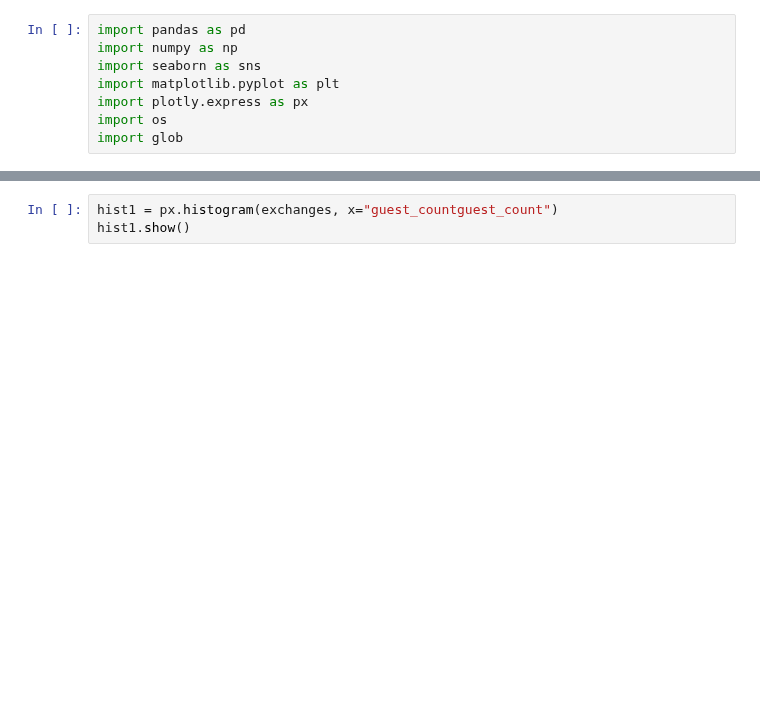
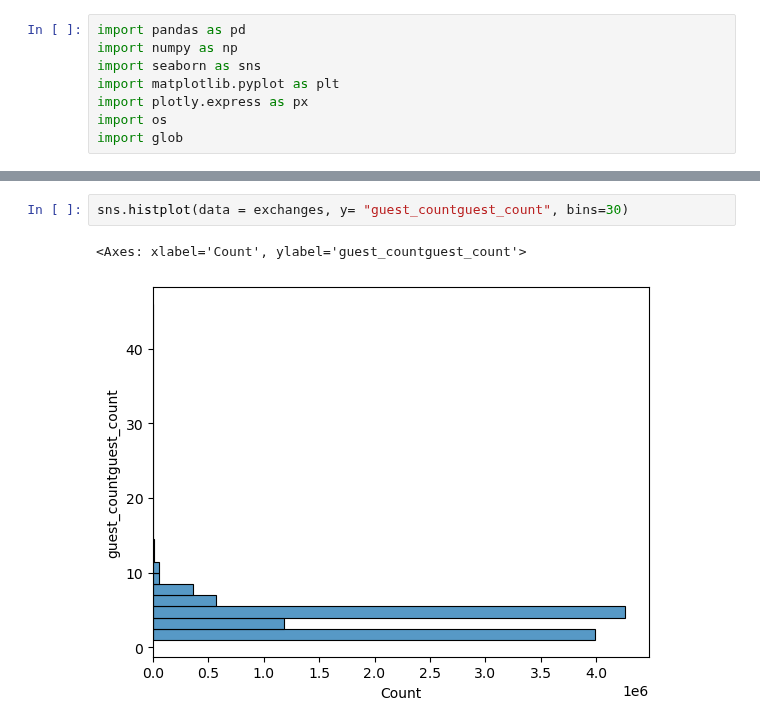
Before and after one commit to Lorenadn/HomeExchange, a Jupyter notebook: notebooks/HomeExchange-Exchanges-Exploration.ipynb, the cells around one changed output, grey strips where cells are left out. Cells and saved outputs as stored; diff of their text form; blank space fills up the shorter version.

```diff
--- a/notebooks/HomeExchange-Exchanges-Exploration.ipynb
+++ b/notebooks/HomeExchange-Exchanges-Exploration.ipynb
@@ -14,4 +39,6 @@ exchanges.info()
 # %%
-hist1 = px.histogram(exchanges, x="guest_countguest_count")
-hist1.show()
+sns.histplot(data = exchanges, y= "guest_countguest_count", bins=30)
+# %% [output]
+<Axes: xlabel='Count', ylabel='guest_countguest_count'>
+[figure, added]
 # %%
```
Also changed, not shown: parts of 13 cells of this notebook.
